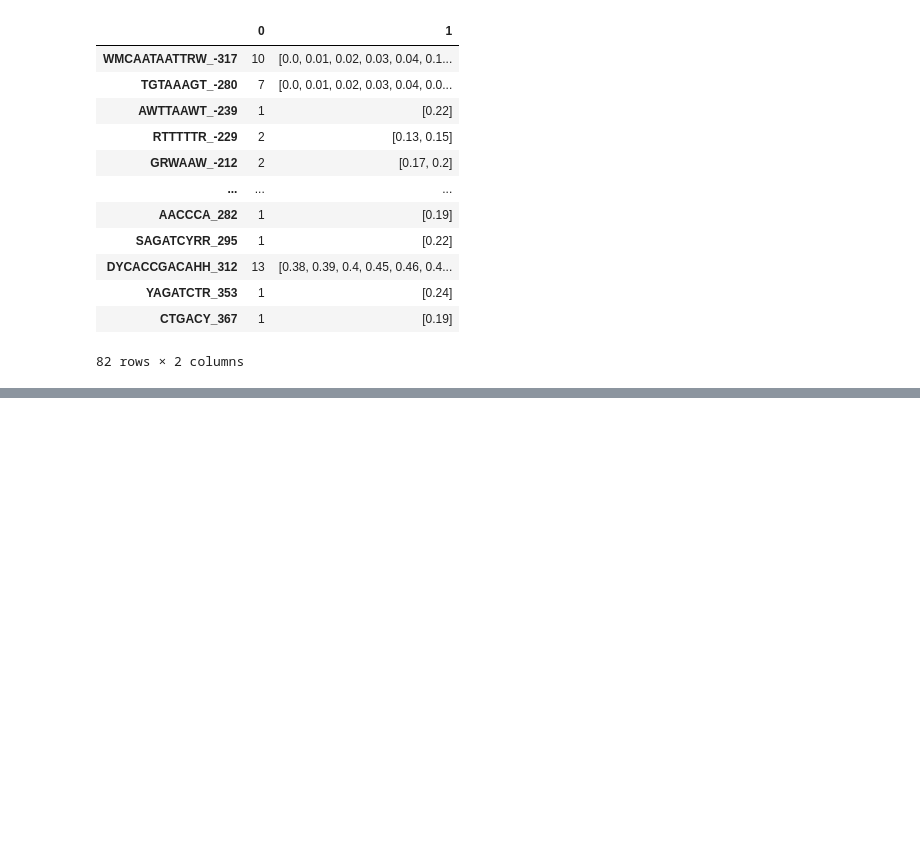
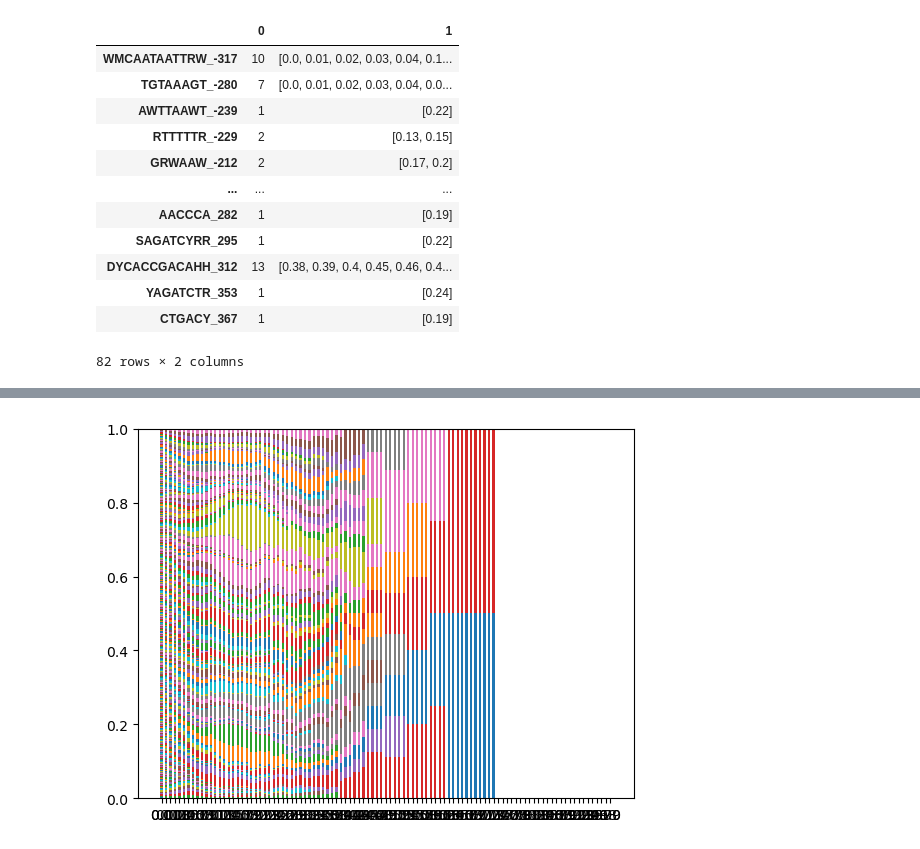
Before and after one commit to JhonatanFelix/Projet_fil_rouge_2024, a Jupyter notebook: motif_PLM.ipynb, the cells around one changed output, grey strips where cells are left out. Drawn from its saved outputs; the diff is of its cells as text; code cells hidden in the pictures; blank space fills up the shorter version.

```diff
--- a/motif_PLM.ipynb
+++ b/motif_PLM.ipynb
@@ -581,0 +705,16 @@ pd.concat([pd.Series(five_best_PLMs_tresh.sum(1)), pd.Series(five_best_PLMs_repa
+# %%
+species = list(map(str, tresh_vs_supp_rappart.columns.to_list()))
+weight_counts = tresh_vs_supp_rappart.T.to_dict()
+width = 0.5
+
+fig, ax = plt.subplots()
+bottom = np.zeros(len(tresh_vs_supp_rappart.columns))
+
+for boolean, weight_count in weight_counts.items():
+    weight_count = list(weight_count.values())
+    p = ax.bar(species, weight_count, width, label=boolean, bottom=bottom)
+    bottom += weight_count
+plt.xticks(rotation = 90)
+plt.show()
+# %% [output]
+[figure, added]
```
Also changed, not shown: parts of 37 cells of this notebook, 1 other file.
